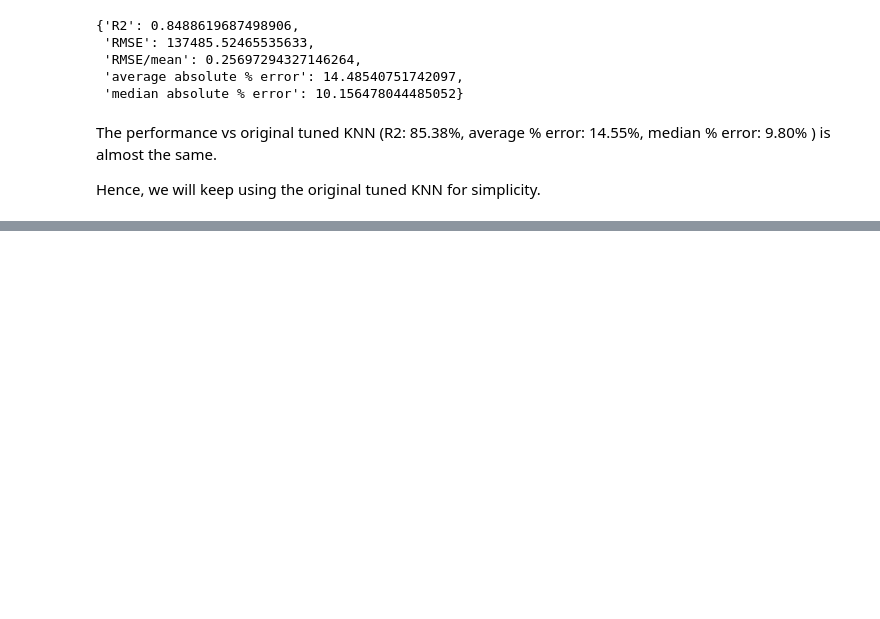
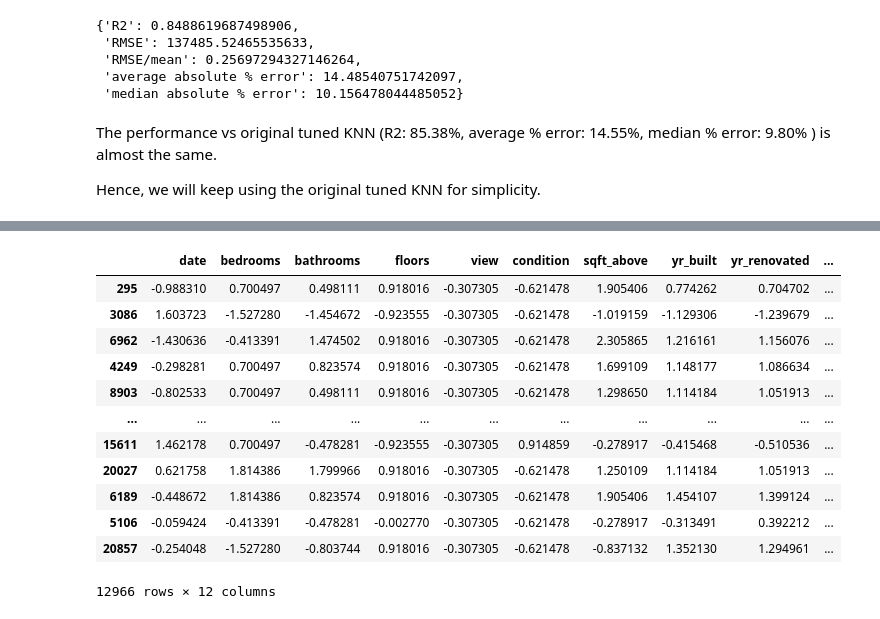
Before and after one commit to chihangs/INM701, a Jupyter notebook: Nearest Neighbour.ipynb, the cells around one changed output, grey strips where cells are left out. Saved outputs shown, nothing was run; the diff lists cells and outputs as text; code cells hidden in the pictures; blank space fills up the shorter version.

```diff
--- a/Nearest Neighbour.ipynb
+++ b/Nearest Neighbour.ipynb
@@ -19 +16,11 @@ kc_data = pd.read_csv(path + '/kc_house_data.csv')
+# %%
+#load data and store in X, y
+path = './archive'
+
+kc_data = pd.read_csv(path + '/kc_preprocessed.csv')
+kc_data = kc_data.drop(['Unnamed: 0'], axis = 1)
+columns = kc_data.columns
+
+y = kc_data['price']
+X = kc_data.drop(['price'], axis = 1)
 # %% [markdown]
@@ -21,11 +28,4 @@ Clean data. Remove obviously wrong record with 33 bedrooms, detected in "Outlier
 # %%
-data = kc_data.drop(['id','date'],axis = 1)
-#remove obviously wrong record with 33 bedrooms, detected in "Outlier checking.ipynb"
-data = data.drop(labels=15870, axis=0)
-
-y = data['price']
-X = data.drop('price', axis=1)
-
 # split the train, test and final test data
 X_train, X_final_test, y_train, y_final_test = train_test_split(X, y, test_size=0.2, random_state=42)
 X_train, X_test, y_train, y_test = train_test_split(X_train, y_train, test_size=0.25, random_state=42)
@@ -424,0 +430,18 @@ Hence, we will keep using the original tuned KNN for simplicity.
+# %%
+X_train_norm_drop6 = X_train_norm.drop(['lat','long','waterfront', 'grade','sqft_lot','sqft_living'],axis=1)
+X_test_norm_drop6 = X_test_norm.drop(['lat','long','waterfront', 'grade','sqft_lot','sqft_living'],axis=1)
+X_train_norm_drop6
+# %% [output]
+|  | date | bedrooms | bathrooms | floors | view | condition | sqft_above | yr_built | yr_renovated | ... |
+| 295 | -0.988310 | 0.700497 | 0.498111 | 0.918016 | -0.307305 | -0.621478 | 1.905406 | 0.774262 | 0.704702 | ... |
+| 3086 | 1.603723 | -1.527280 | -1.454672 | -0.923555 | -0.307305 | -0.621478 | -1.019159 | -1.129306 | -1.239679 | ... |
+| 6962 | -1.430636 | -0.413391 | 1.474502 | 0.918016 | -0.307305 | -0.621478 | 2.305865 | 1.216161 | 1.156076 | ... |
+| 4249 | -0.298281 | 0.700497 | 0.823574 | 0.918016 | -0.307305 | -0.621478 | 1.699109 | 1.148177 | 1.086634 | ... |
+| 8903 | -0.802533 | 0.700497 | 0.498111 | 0.918016 | -0.307305 | -0.621478 | 1.298650 | 1.114184 | 1.051913 | ... |
+| ... | ... | ... | ... | ... | ... | ... | ... | ... | ... | ... |
+| 15611 | 1.462178 | 0.700497 | -0.478281 | -0.923555 | -0.307305 | 0.914859 | -0.278917 | -0.415468 | -0.510536 | ... |
+| 20027 | 0.621758 | 1.814386 | 1.799966 | 0.918016 | -0.307305 | -0.621478 | 1.250109 | 1.114184 | 1.051913 | ... |
+| 6189 | -0.448672 | 1.814386 | 0.823574 | 0.918016 | -0.307305 | -0.621478 | 1.905406 | 1.454107 | 1.399124 | ... |
+| 5106 | -0.059424 | -0.413391 | -0.478281 | -0.002770 | -0.307305 | -0.621478 | -0.278917 | -0.313491 | 0.392212 | ... |
+| 20857 | -0.254048 | -1.527280 | -0.803744 | 0.918016 | -0.307305 | -0.621478 | -0.837132 | 1.352130 | 1.294961 | ... |
+12966 rows × 12 columns
```
Also changed, not shown: parts of 25 cells of this notebook.
